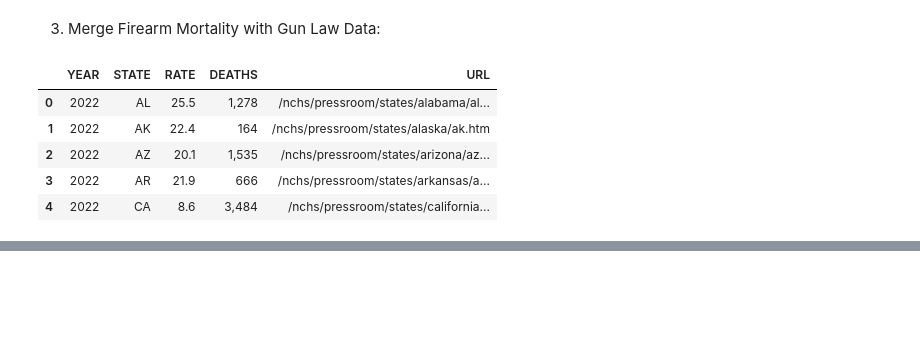
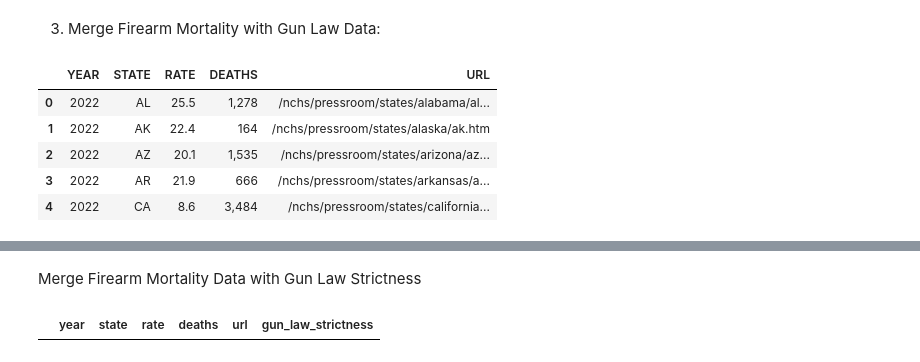
Before and after one commit to waheeb123/Data-608, a Jupyter notebook: Story_3_.ipynb, the cells around one changed output, grey strips where cells are left out. Cells and saved outputs as stored; diff of their text form; code cells hidden in the pictures; blank space fills up the shorter version.

```diff
--- a/Story_3_.ipynb
+++ b/Story_3_.ipynb
@@ -68,0 +87,10 @@ df_firearm.head()
+# %% [markdown]
+Merge Firearm Mortality Data with Gun Law Strictness
+# %%
+# Merge firearm mortality data with gun law strictness data on 'state'
+merged_df = df_firearm_mortality.merge(df_gun_laws, on='state', how='inner')
+
+# Check the merged DataFrame
+merged_df.head()
+# %% [output]
+|  | year | state | rate | deaths | url | gun_law_strictness |
```
Also changed, not shown: parts of 2 cells of this notebook.
